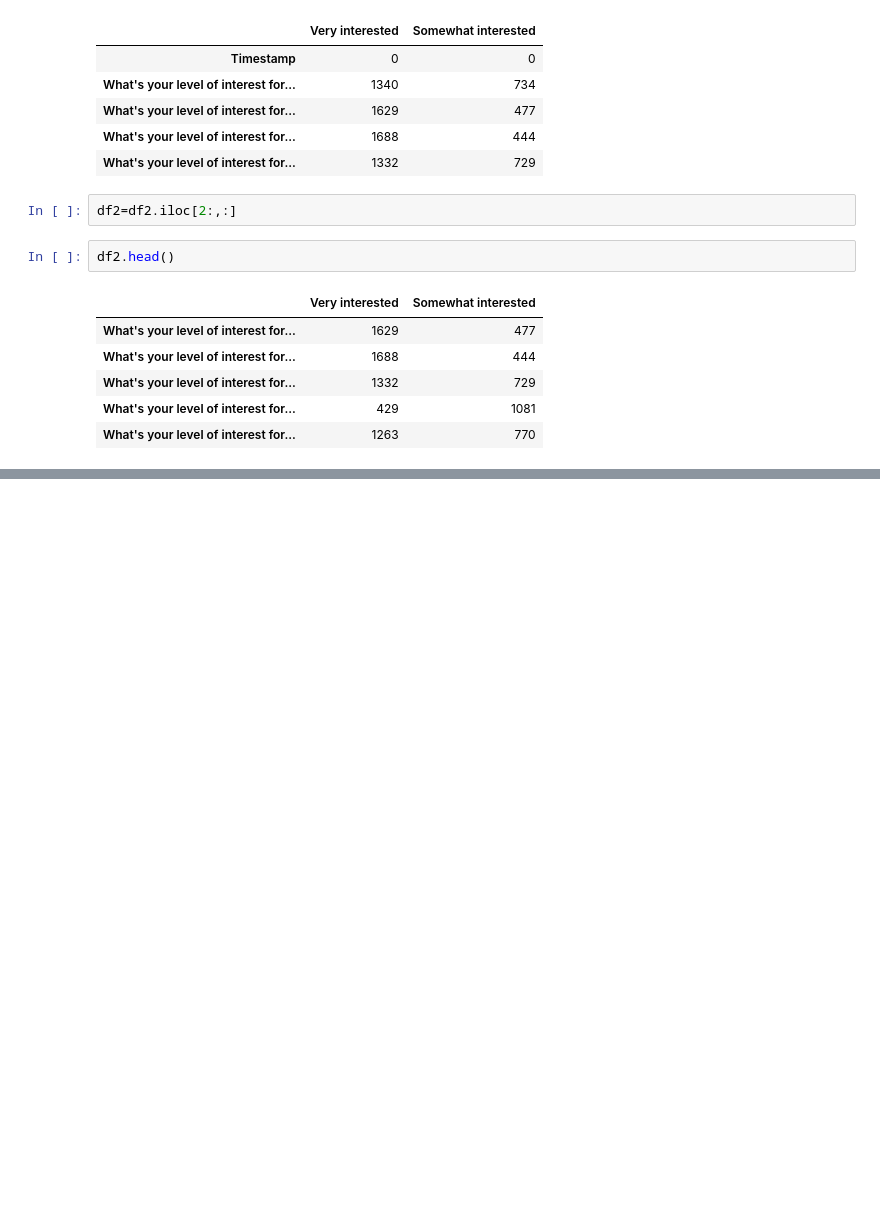
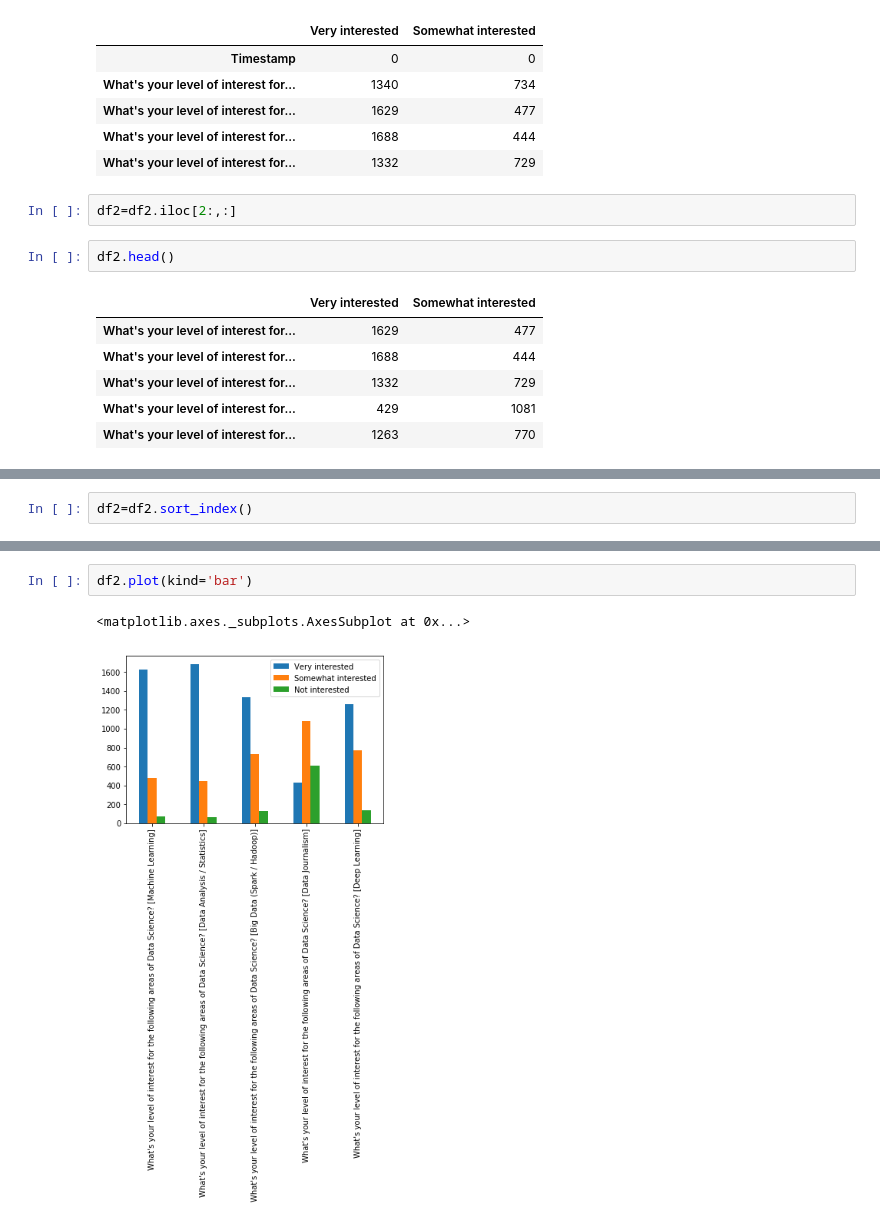
Before and after one commit to Ramitphi/SoA-ML-14-mywork, a Jupyter notebook: week1.ipynb, the cells around one changed output, grey strips where cells are left out. Saved outputs shown, nothing was run; the diff lists cells and outputs as text; blank space fills up the shorter version.

```diff
--- a/week1.ipynb
+++ b/week1.ipynb
@@ -95,0 +125,2 @@ df2.head()
+# %%
+df2=df2.sort_index()
@@ -95,0 +167,5 @@ df2.head()
+# %%
+df2.plot(kind='bar')
+# %% [output]
+<matplotlib.axes._subplots.AxesSubplot at 0x...>
+[figure, added]
```
Also changed, not shown: parts of 12 cells of this notebook.
